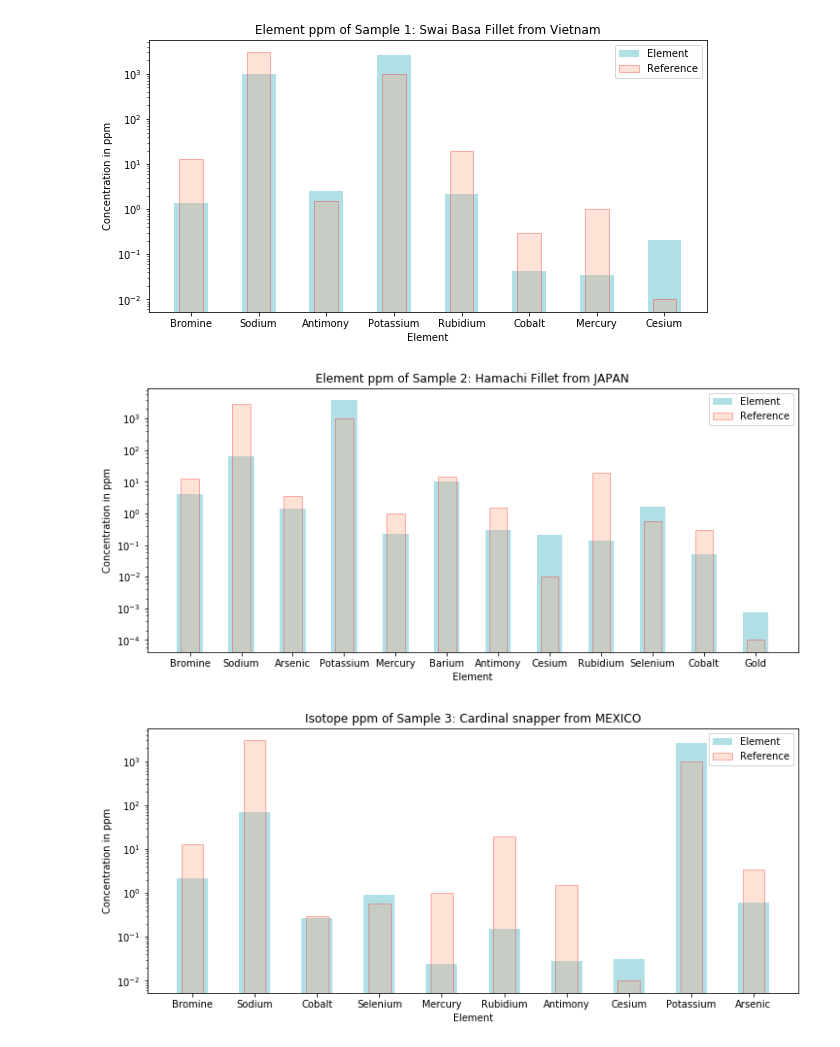
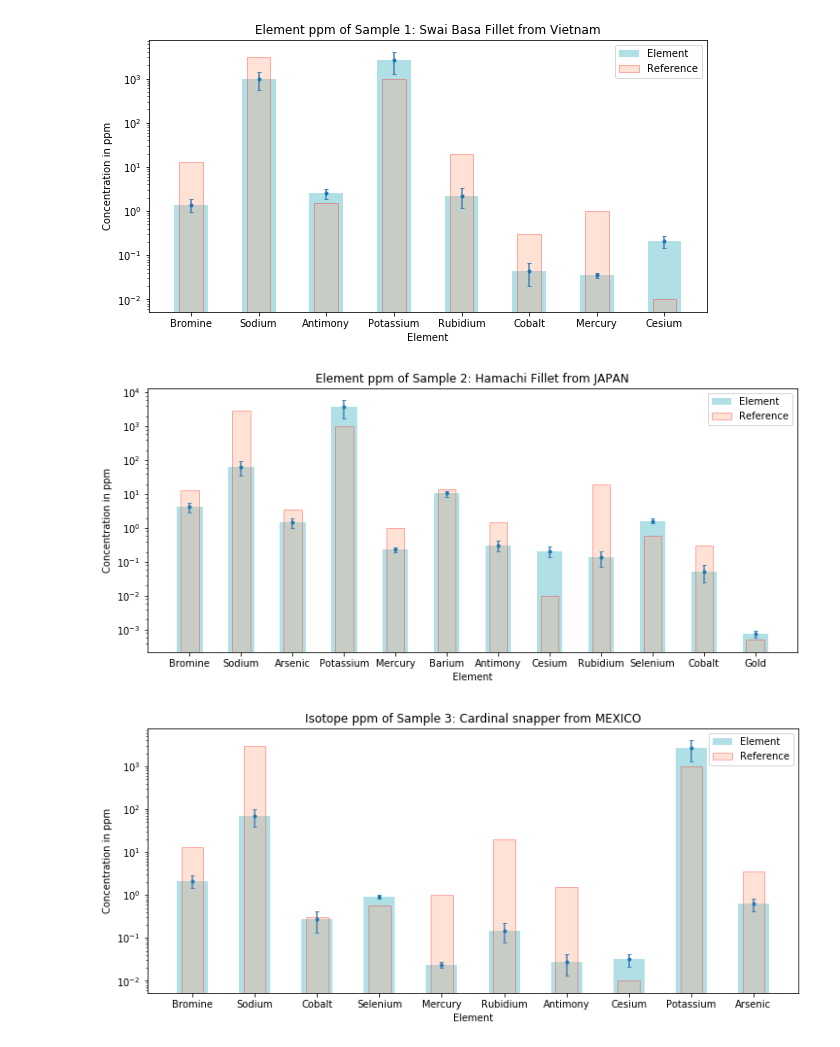
Before and after one commit to bearing/radwatch-analysis, a Jupyter notebook: ppmComparison.ipynb, the cells around one changed output. Cells and saved outputs as stored; diff of their text form; code cells hidden in the pictures.

Commit message:
Python notebook to create plots comparing the reference ppm to the sample ppm: added uncertainty bars

```diff
--- a/ppmComparison.ipynb
+++ b/ppmComparison.ipynb
@@ -5,9 +5,15 @@ import matplotlib.pyplot as plt
 #sample 1
 elements = ['Bromine','Sodium', 'Antimony', 'Potassium','Rubidium', 'Cobalt',
            'Mercury', 'Cesium']
-#without the unc. because I don't want to convolude the graph
+
 ppm = [1.4, 980.2, 2.57, 2588.97, 2.22, 0.043, 0.035, 0.21]
+sys_unc = [0.45, 428.53, 0.62, 1325.27, 1.056, 0.022, 0.0043, 0.061]
+stat_unc = [0.07, 5.66, 0.17, 98.93, 0.058, 0.0056, 0.0026, 0.016]
 x = np.linspace(1,len(ppm),len(ppm))
+tot_unc = []
+for i in x:
+    val = (sys_unc[int(i)-1]**2+stat_unc[int(i)-1]**2)**0.5
+    tot_unc.append(val)
 
 mpl_fig = plt.figure(figsize=(10,5))
 ax = mpl_fig.add_subplot(111)
@@ -18,6 +24,7 @@ p1 = ax.bar(x, ppm, width, color='powderblue', label='Element')
 ppm2 = [13, 3000, 1.5, 1000, 20, 0.3, 1, 0.01]
 #reference graph
 p2 = ax.bar(x, ppm2, width=0.35, color='lightsalmon', edgecolor='red', alpha=0.3, label='Reference')
+p3 = plt.errorbar(x, ppm, yerr=tot_unc, fmt='.', ecolor='steelblue', capthick=1, capsize=2)
 
 plt.xlabel('Element')
 plt.ylabel('Concentration in ppm')
@@ -27,43 +34,54 @@ plt.xticks(x, elements)
 ax.set_yscale('log')
 plt.show()
 # %% [output]
-[figure, old version]
+[figure, new version]
 # %%
 #sample 2
 elements = ['Bromine','Sodium', 'Arsenic', 'Potassium','Mercury', 'Barium',
            'Antimony', 'Cesium', 'Rubidium', 'Selenium','Cobalt', 'Gold']
 
-#without the unc. because I don't want to convolude the graph
 ppm = [4.15, 64.70, 1.45, 3780.58, 0.234, 10.48, 0.31, 0.212, 0.14, 1.63, 0.052, 0.00075]
 x = np.linspace(1,len(ppm),len(ppm))
+sys_unc = [1.32, 28.48, 0.43, 1935.24, 0.029, 1.26, 0.08, 0.057, 0.068, 0.18, 0.027, 0.00014]
+stat_unc = [0.12, 2.06, 0.14, 790.84, 0.031, 1.81, 0.07, 0.038, 0.014, 0.19, 0.0059, 0.00009]
+tot_unc = []
+for i in x:
+    val = (sys_unc[int(i)-1]**2+stat_unc[int(i)-1]**2)**0.5
+    tot_unc.append(val)
 
 mpl_fig = plt.figure(figsize=(12,5))
 ax = mpl_fig.add_subplot(111)
 width = 0.5
 p1 = ax.bar(x, ppm, width, color='powderblue', label='Element')
 
 #reference values (based on averages)
-ppm2 = [13, 3000, 3.5, 1000, 1, 14.3, 1.5, 0.01, 20, 0.58, 0.3, 0.0001]
+ppm2 = [13, 3000, 3.5, 1000, 1, 14.3, 1.5, 0.01, 20, 0.58, 0.3, 0.0005]
 #reference graph
 p2 = ax.bar(x, ppm2, width=0.35, color='lightsalmon', edgecolor='red', alpha=0.3, label='Reference')
+p3 = plt.errorbar(x, ppm, yerr=tot_unc, fmt='.', ecolor='steelblue', capthick=1, capsize=2)
 
 plt.xlabel('Element')
 plt.ylabel('Concentration in ppm')
 plt.title('Element ppm of Sample 2: Hamachi Fillet from JAPAN')
 plt.legend()
 plt.xticks(x, elements)
 ax.set_yscale('log')
 plt.show()
 # %% [output]
-[figure, old version]
+[figure, new version]
 # %%
 #sample 3
 elements = ['Bromine','Sodium', 'Cobalt', 'Selenium','Mercury', 'Rubidium',
            'Antimony', 'Cesium', 'Potassium', 'Arsenic']
 
-#without the unc. because I don't want to convolude the graph
 ppm = [2.16, 69.16, 0.274, 0.923, 0.024, 0.15, 0.0277, 0.032, 2650.95, 0.62]
 x = np.linspace(1,len(ppm),len(ppm))
+sys_unc = [0.7, 30.68, 0.14, 0.087, 0.003, 0.07, 0.01, 0.0094, 1357, 0.19]
+stat_unc = [0.07, 2.54, 0.031, 0.072, 0.0022, 0.014, 0.01, 0.0048, 95.49, 0.092]
+tot_unc = []
+for i in x:
+    val = (sys_unc[int(i)-1]**2+stat_unc[int(i)-1]**2)**0.5
+    tot_unc.append(val)
 
 mpl_fig = plt.figure(figsize=(12,5))
 ax = mpl_fig.add_subplot(111)
@@ -74,6 +92,7 @@ p1 = ax.bar(x, ppm, width, color='powderblue', label='Element')
 ppm2 = [13, 3000, 0.3, 0.58, 1, 20, 1.5, 0.01, 1000, 3.5]
 #reference graph
 p2 = ax.bar(x, ppm2, width=0.35, color='lightsalmon', edgecolor='red', alpha=0.3, label='Reference')
+p3 = plt.errorbar(x, ppm, yerr=tot_unc, fmt='.', ecolor='steelblue', capthick=1, capsize=2)
 
 plt.xlabel('Element')
 plt.ylabel('Concentration in ppm')
@@ -83,7 +102,7 @@ plt.xticks(x, elements)
 ax.set_yscale('log')
 plt.show()
 # %% [output]
-[figure, old version]
+[figure, new version]
 # %%
 #sample 4
 elements = ['Bromine','Potassium', 'Cobalt', 'Arsenic','Sodium', 'Barium',
```
Also changed, not shown: parts of 13 cells of this notebook.
